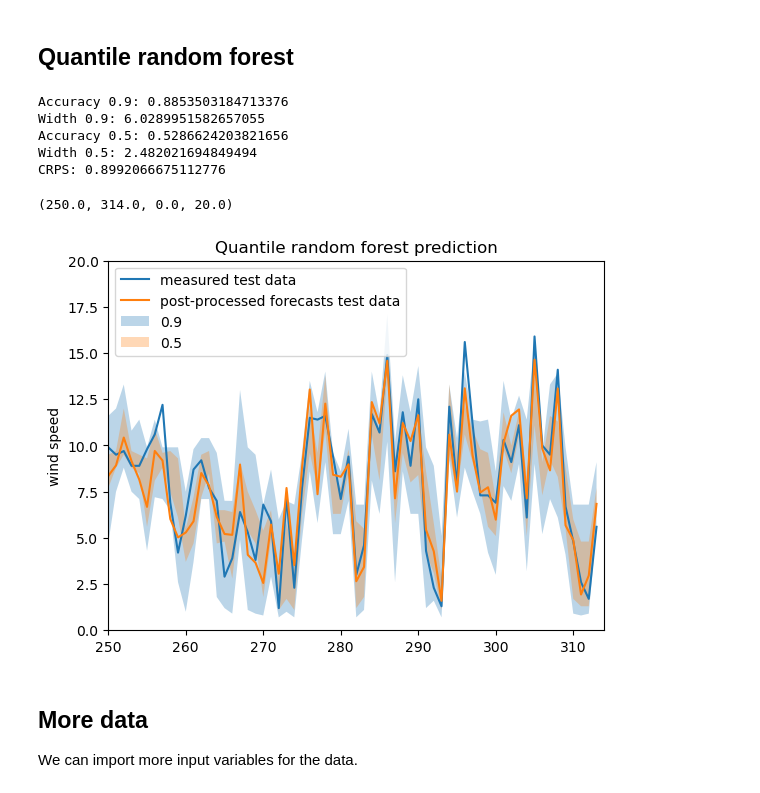
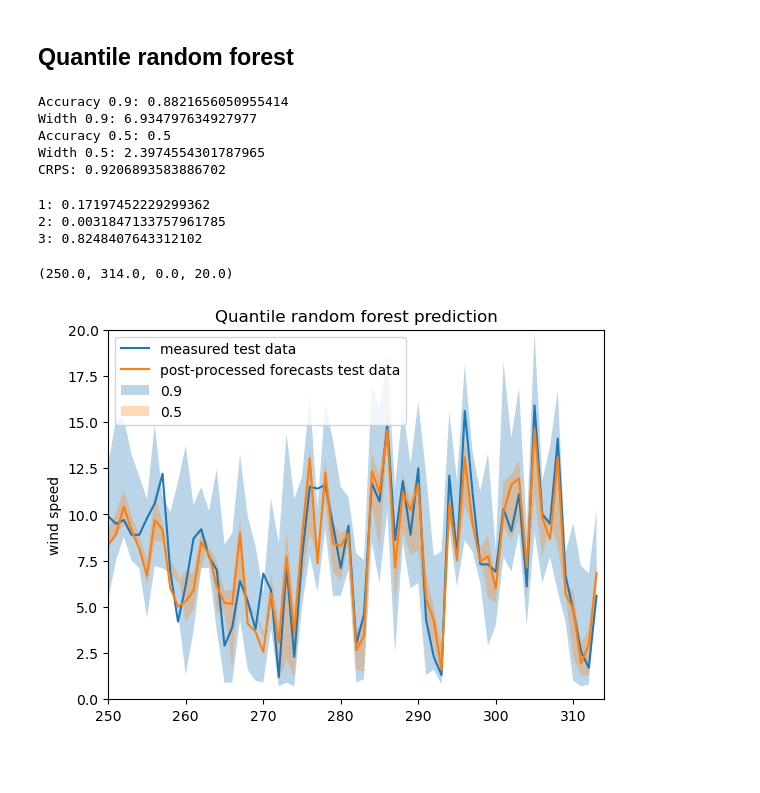
Before and after one commit to salthoff/wind-prediction-conformal, a Jupyter notebook: model_compare.ipynb, the cells around one changed output. Saved outputs shown, nothing was run; the diff lists cells and outputs as text; code cells hidden in the pictures; blank space fills up the shorter version.

Commit message:
added data files, comments to model classes, updated readme

```diff
--- a/model_compare.ipynb
+++ b/model_compare.ipynb
@@ -127,10 +131,10 @@ plt.axis([0 ,15,0,1])
 ### Conformal
 # %%
 mod_params = [{'window_length':np.inf},{'window_length':200}, {'window_length':100}, {'window_length':50}]
-pred, mods = train_schedule(Conformal_std, mod_params, inp_data[0], forecasts[0], measurements[0], inp_data[1], forecasts[1], measurements[1], num_splits=5, block_training=True)
-print('Accuracy 0.9: ' + str(np.sum((np.squeeze(measurements[1]) > pred[:,9]) & (np.squeeze(measurements[1]) < pred[:,189]))/len(measurements[1])))
-print('Width 0.9: ' + str(np.mean(pred[:,189]-pred[:,9])))
-print('Accuracy 0.5: ' + str(np.sum((np.squeeze(measurements[1]) > pred[:,49]) & (np.squeeze(measurements[1]) < pred[:,149]))/len(measurements[1])))
-print('Width 0.5: ' + str(np.mean(pred[:,149]-pred[:,49])))
-print('CRPS: ' + str(crps(pred,measurements[1])))
+pred_cpds, mods_cpds = train_schedule(Conformal_std, mod_params, inp_data[0], forecasts[0], measurements[0], inp_data[1], forecasts[1], measurements[1], num_splits=5, block_training=True)
+print('Accuracy 0.9: ' + str(np.sum((np.squeeze(measurements[1]) > pred_cpds[:,10]) & (np.squeeze(measurements[1]) < pred_cpds[:,189]))/len(measurements[1])))
+print('Width 0.9: ' + str(np.mean(pred_cpds[:,189]-pred_cpds[:,10])))
+print('Accuracy 0.5: ' + str(np.sum((np.squeeze(measurements[1]) > pred_cpds[:,50]) & (np.squeeze(measurements[1]) < pred_cpds[:,149]))/len(measurements[1])))
+print('Width 0.5: ' + str(np.mean(pred[:,149]-pred_cpds[:,50])))
+print('CRPS: ' + str(crps(pred_cpds,measurements[1])))
 # %% [output]
@@ -154,11 +170,11 @@ plt.axis([250, 314, 0, 20])
 # %% [markdown]
 ### Non-exchangeable conformal prediction
 # %%
-mod_params = [ {'forget_factor':1},{'forget_factor':0.995}, {'forget_factor':0.99}, {'forget_factor':0.98},{'forget_factor':0.97}]
-pred, mods = train_schedule(Conformal_nex, mod_params, inp_data[0], forecasts[0], measurements[0], inp_data[1], forecasts[1], measurements[1], num_splits=5)
-print('Accuracy 0.9: ' + str(np.sum((np.squeeze(measurements[1]) > pred[:,9]) & (np.squeeze(measurements[1]) < pred[:,189]))/len(measurements[1])))
-print('Width 0.9: ' + str(np.mean(pred[:,189]-pred[:,9])))
-print('Accuracy 0.5: ' + str(np.sum((np.squeeze(measurements[1]) > pred[:,49]) & (np.squeeze(measurements[1]) < pred[:,149]))/len(measurements[1])))
-print('Width 0.5: ' + str(np.mean(pred[:,149]-pred[:,49])))
-print('CRPS: ' + str(crps(pred,measurements[1])))
+mod_params_nec = [ {'forget_factor':1},{'forget_factor':0.995}, {'forget_factor':0.99}, {'forget_factor':0.98},{'forget_factor':0.97}]
+pred_nec, mods_nec = train_schedule(Conformal_nex, mod_params_nec, inp_data[0], forecasts[0], measurements[0], inp_data[1], forecasts[1], measurements[1], num_splits=5)
+print('Accuracy 0.9: ' + str(np.sum((np.squeeze(measurements[1]) > pred_nec[:,10]) & (np.squeeze(measurements[1]) < pred_nec[:,189]))/len(measurements[1])))
+print('Width 0.9: ' + str(np.mean(pred_nec[:,189]-pred_nec[:,10])))
+print('Accuracy 0.5: ' + str(np.sum((np.squeeze(measurements[1]) > pred_nec[:,50]) & (np.squeeze(measurements[1]) < pred_nec[:,149]))/len(measurements[1])))
+print('Width 0.5: ' + str(np.mean(pred_nec[:,149]-pred_nec[:,50])))
+print('CRPS: ' + str(crps(pred_nec,measurements[1])))
 # %% [output]
@@ -210,31 +251,39 @@ plt.axis([250, 314, 0, 20])
 # %% [markdown]
 ## Quantile random forest
 # %%
-mod_params = [{'num_trees':200,'window_length':100}, {'num_trees':100,'window_length':np.inf},{'num_trees':200,'window_length':np.inf}]
-pred, mods = train_schedule(RanForestQuantile, mod_params, inp_data[0], forecasts[0], measurements[0], inp_data[1], forecasts[1], measurements[1], num_splits=5, block_training=True)
-print('Accuracy 0.9: ' + str(np.sum((np.squeeze(measurements[1]) > pred[:,9]) & (np.squeeze(measurements[1]) < pred[:,189]))/len(measurements[1])))
-print('Width 0.9: ' + str(np.mean(pred[:,189]-pred[:,9])))
-print('Accuracy 0.5: ' + str(np.sum((np.squeeze(measurements[1]) > pred[:,49]) & (np.squeeze(measurements[1]) < pred[:,149]))/len(measurements[1])))
-print('Width 0.5: ' + str(np.mean(pred[:,149]-pred[:,49])))
-print('CRPS: ' + str(crps(pred,measurements[1])))
+mod_params_qrf = [{'num_trees':200,'window_length':100}, {'num_trees':100,'window_length':np.inf},{'num_trees':200,'window_length':np.inf}]
+pred_qrf, mods_qrf = train_schedule(RanForestQuantile, mod_params_qrf, inp_data[0], forecasts[0], measurements[0], inp_data[1], forecasts[1], measurements[1], num_splits=5, block_training=True)
+print('Accuracy 0.9: ' + str(np.sum((np.squeeze(measurements[1]) > pred_qrf[:,10]) & (np.squeeze(measurements[1]) < pred_qrf[:,189]))/len(measurements[1])))
+print('Width 0.9: ' + str(np.mean(pred[:,189]-pred_qrf[:,10])))
+print('Accuracy 0.5: ' + str(np.sum((np.squeeze(measurements[1]) > pred_qrf[:,50]) & (np.squeeze(measurements[1]) < pred_qrf[:,149]))/len(measurements[1])))
+print('Width 0.5: ' + str(np.mean(pred_qrf[:,149]-pred_qrf[:,50])))
+print('CRPS: ' + str(crps(pred_qrf,measurements[1])))
 # %% [output]
-Accuracy 0.9: 0.8853503184713376
-Width 0.9: 6.0289951582657055
-Accuracy 0.5: 0.5286624203821656
-Width 0.5: 2.482021694849494
-CRPS: 0.8992066675112776
+Accuracy 0.9: 0.8821656050955414
+Width 0.9: 6.934797634927977
+Accuracy 0.5: 0.5
+Width 0.5: 2.3974554301787965
+CRPS: 0.9206893583886702
+# %%
+for i in range(len(mod_params_qrf)):
+    k = 0
+    for mod in mods_qrf:
+        if mod_params_qrf[i] == mod:
+            k +=1
+    print(str(i+1)+": " +str(k/len(mods_qrf)))
+# %% [output]
+1: 0.17197452229299362
+2: 0.0031847133757961785
+3: 0.8248407643312102
 # %%
 plt.plot(measurements[1],label = 'measured test data')
 plt.plot(forecasts[1],label = 'post-processed forecasts test data')
-plt.fill_between(range(len(measurements[1])),pred[:,9], y2 = pred[:,189], alpha = 0.3, label = '0.9')
-plt.fill_between(range(len(measurements[1])),pred[:,49], y2 = pred[:,149], alpha = 0.3, label = '0.5')
+plt.fill_between(range(len(measurements[1])),pred_qrf[:,10], y2 = pred[:,189], alpha = 0.3, label = '0.9')
+plt.fill_between(range(len(measurements[1])),pred_qrf[:,50], y2 = pred[:,149], alpha = 0.3, label = '0.5')
 plt.legend()
 plt.ylabel('wind speed')
 plt.title('Quantile random forest prediction')
 plt.axis([250, 314, 0, 20])
 # %% [output]
 (250.0, 314.0, 0.0, 20.0)
-[figure, old version]
+[figure, new version]
-# %% [markdown]
-## More data
-We can import more input variables for the data.
```
Also changed, not shown: parts of 11 cells of this notebook, 37 other files.
